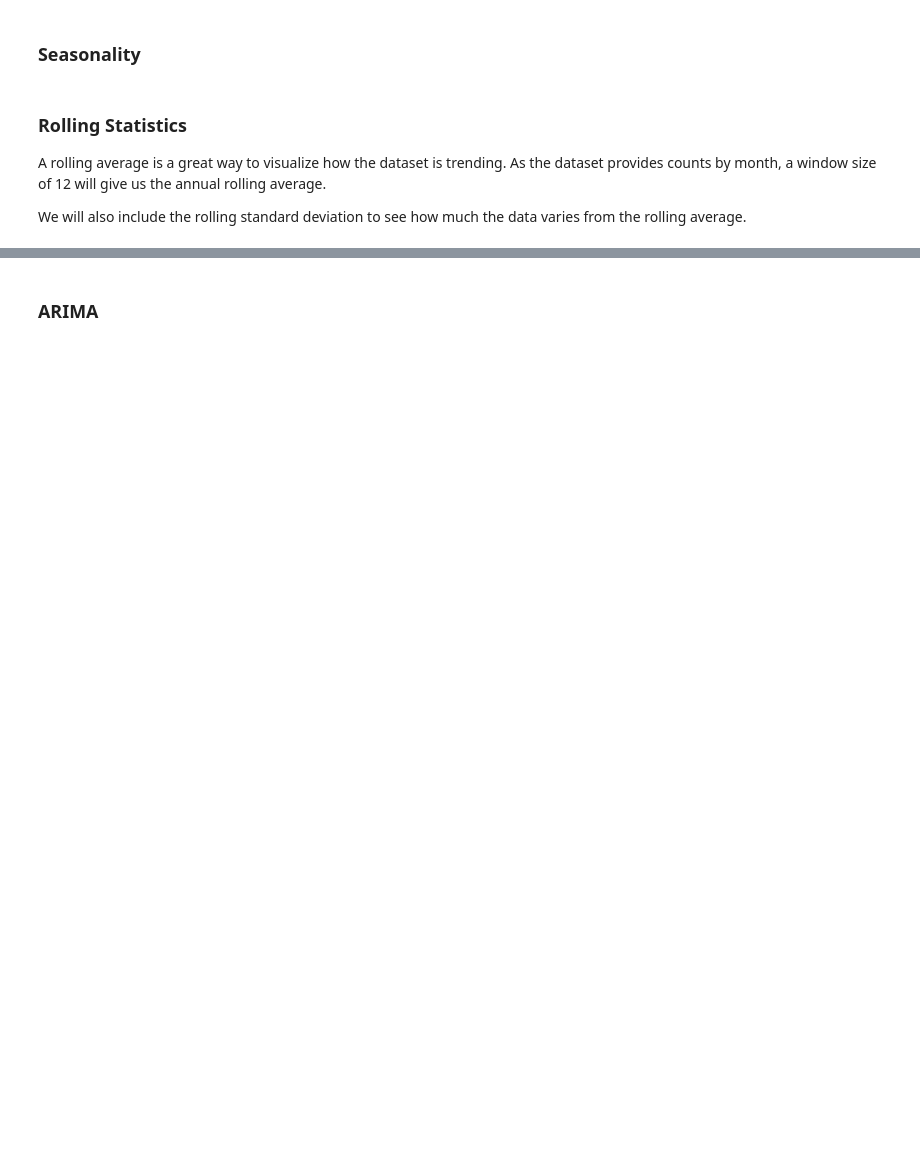
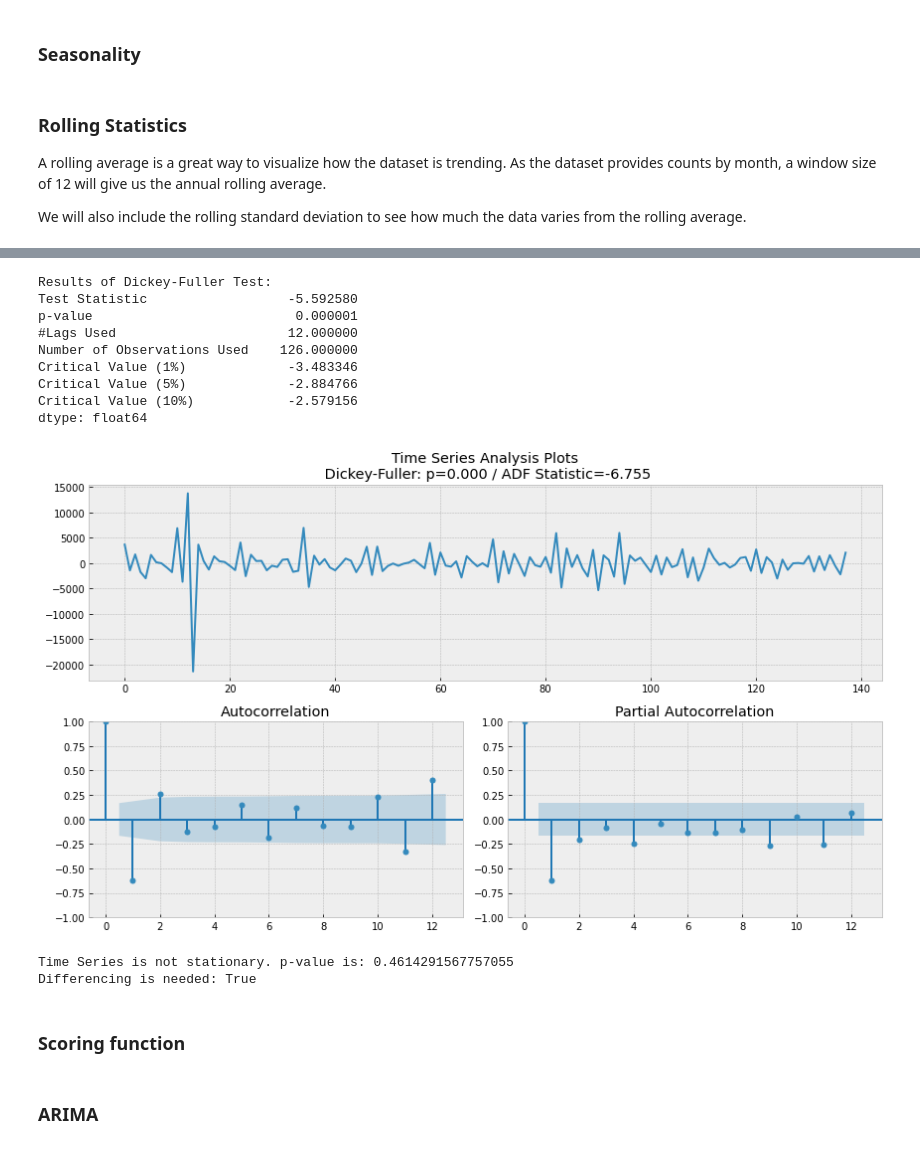
Before and after one commit to martinel-UAS/projects, a Jupyter notebook: 5. Master_thesis/3.Autoregression.ipynb, the cells around one changed output, grey strips where cells are left out. Cells and saved outputs as stored; diff of their text form; code cells hidden in the pictures; blank space fills up the shorter version.

```diff
--- a/5. Master_thesis/3.Autoregression.ipynb
+++ b/5. Master_thesis/3.Autoregression.ipynb
@@ -171,0 +240,33 @@ dtype: float64
+# %%
+import numpy as np
+
+if p_value > 0.05:
+    # Take the first difference to remove to make our series stationary
+    data_diff = np.diff(df.TIV,1)
+    tsplot(data_diff[1:], lags=12)
+    p_value = adf_test(data_diff)
+# %% [output]
+Results of Dickey-Fuller Test:
+Test Statistic                  -5.592580
+p-value                          0.000001
+#Lags Used                      12.000000
+Number of Observations Used    126.000000
+Critical Value (1%)             -3.483346
+Critical Value (5%)             -2.884766
+Critical Value (10%)            -2.579156
+dtype: float64
+[figure, added]
+# %%
+from pmdarima.arima import ADFTest
+adf_test = ADFTest(alpha=0.05)
+p_val, should_diff = adf_test.should_diff(df[dep_var])
+
+if p_val < 0.05:
+    print('Time Series is stationary. p-value is ',  p_val)
+else:
+    print('Time Series is not stationary. p-value is:',  p_val,'\nDifferencing is needed:', should_diff)
+# %% [output]
+Time Series is not stationary. p-value is: 0.4614291567757055
+Differencing is needed: True
+# %% [markdown]
+### Scoring function
```
Also changed, not shown: parts of 37 cells of this notebook, 1 other file.
